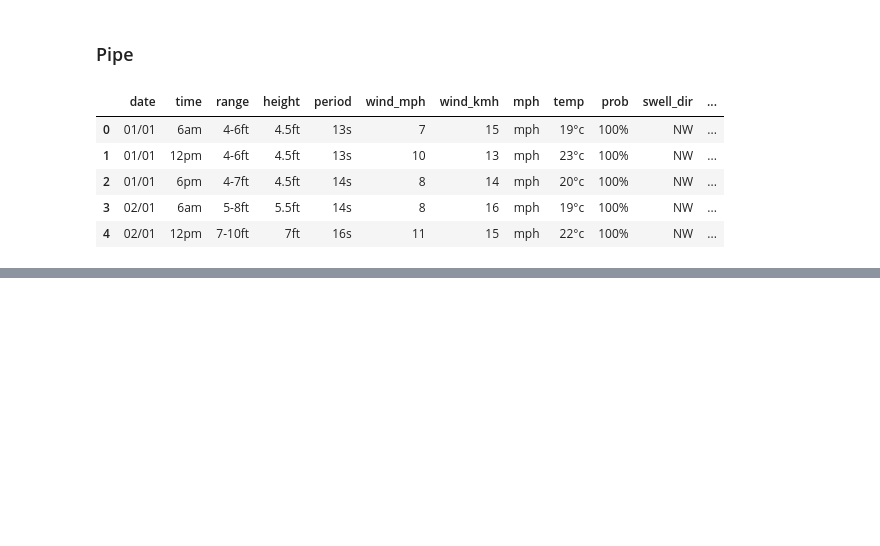
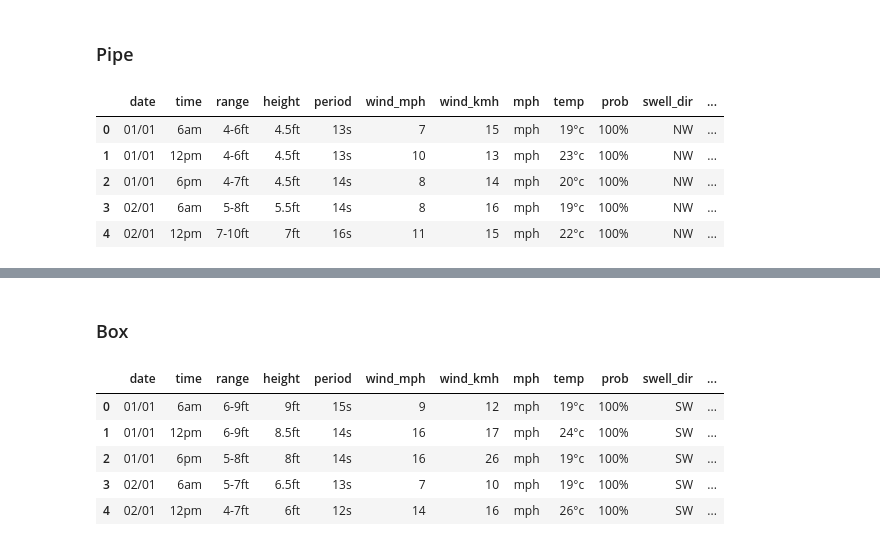
Before and after one commit to lukesmith194/SurfScanner, a Jupyter notebook: data_extraction_plus.ipynb, the cells around one changed output, grey strips where cells are left out. Cells and saved outputs as stored; diff of their text form; code cells hidden in the pictures; blank space fills up the shorter version.

```diff
--- a/data_extraction_plus.ipynb
+++ b/data_extraction_plus.ipynb
@@ -329,0 +356,11 @@ df_pipe_2018.to_csv("df_pipe_2018.csv", index=False)
+# %% [markdown]
+### Box
+# %%
+df_box_2018.head()
+# %% [output]
+|  | date | time | range | height | period | wind_mph | wind_kmh | mph | temp | prob | swell_dir | ... |
+| 0 | 01/01 | 6am | 6-9ft | 9ft | 15s | 9 | 12 | mph | 19°c | 100% | SW | ... |
+| 1 | 01/01 | 12pm | 6-9ft | 8.5ft | 14s | 16 | 17 | mph | 24°c | 100% | SW | ... |
+| 2 | 01/01 | 6pm | 5-8ft | 8ft | 14s | 16 | 26 | mph | 19°c | 100% | SW | ... |
+| 3 | 02/01 | 6am | 5-7ft | 6.5ft | 13s | 7 | 10 | mph | 19°c | 100% | SW | ... |
+| 4 | 02/01 | 12pm | 4-7ft | 6ft | 12s | 14 | 16 | mph | 26°c | 100% | SW | ... |
```
Also changed, not shown: parts of 22 cells of this notebook, 7 other files.
